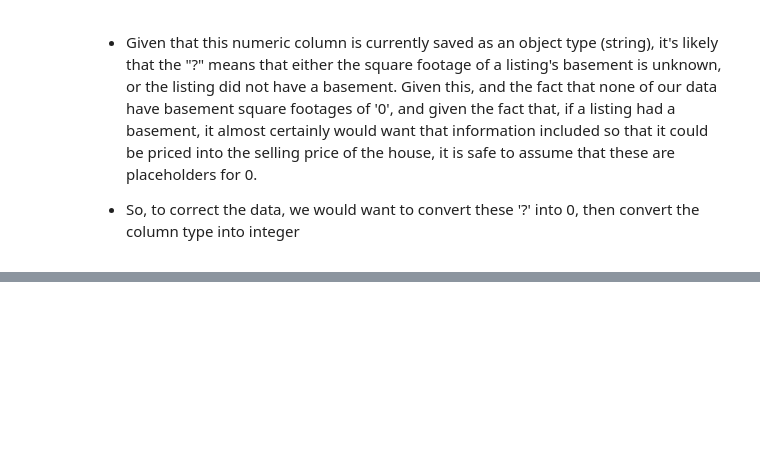
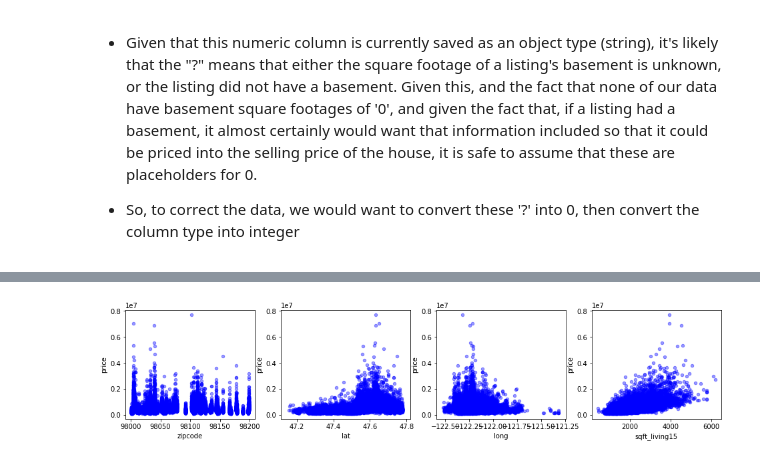
Before and after one commit to whitcrrd/dsc-1-final-project-online-ds-ft-021119, a Jupyter notebook: student.ipynb, the cells around one changed output, grey strips where cells are left out. Cells and saved outputs as stored; diff of their text form; code cells hidden in the pictures; blank space fills up the shorter version.

```diff
--- a/student.ipynb
+++ b/student.ipynb
@@ -122,0 +177,4 @@ data.describe()
+# %%
+plot_scatter(data_features, 15, 19)
+# %% [output]
+[figure, added]
```
Also changed, not shown: parts of 29 cells of this notebook.
